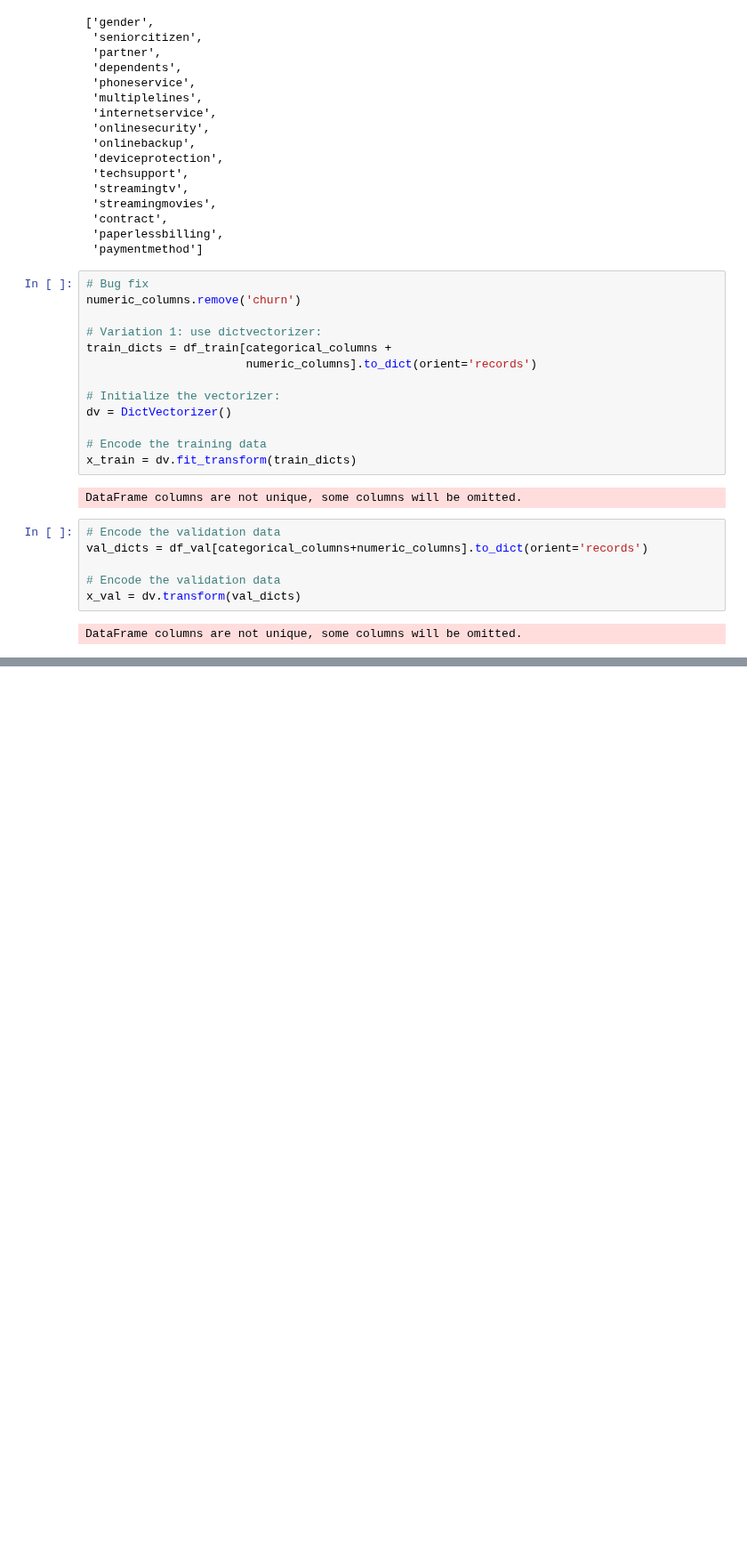
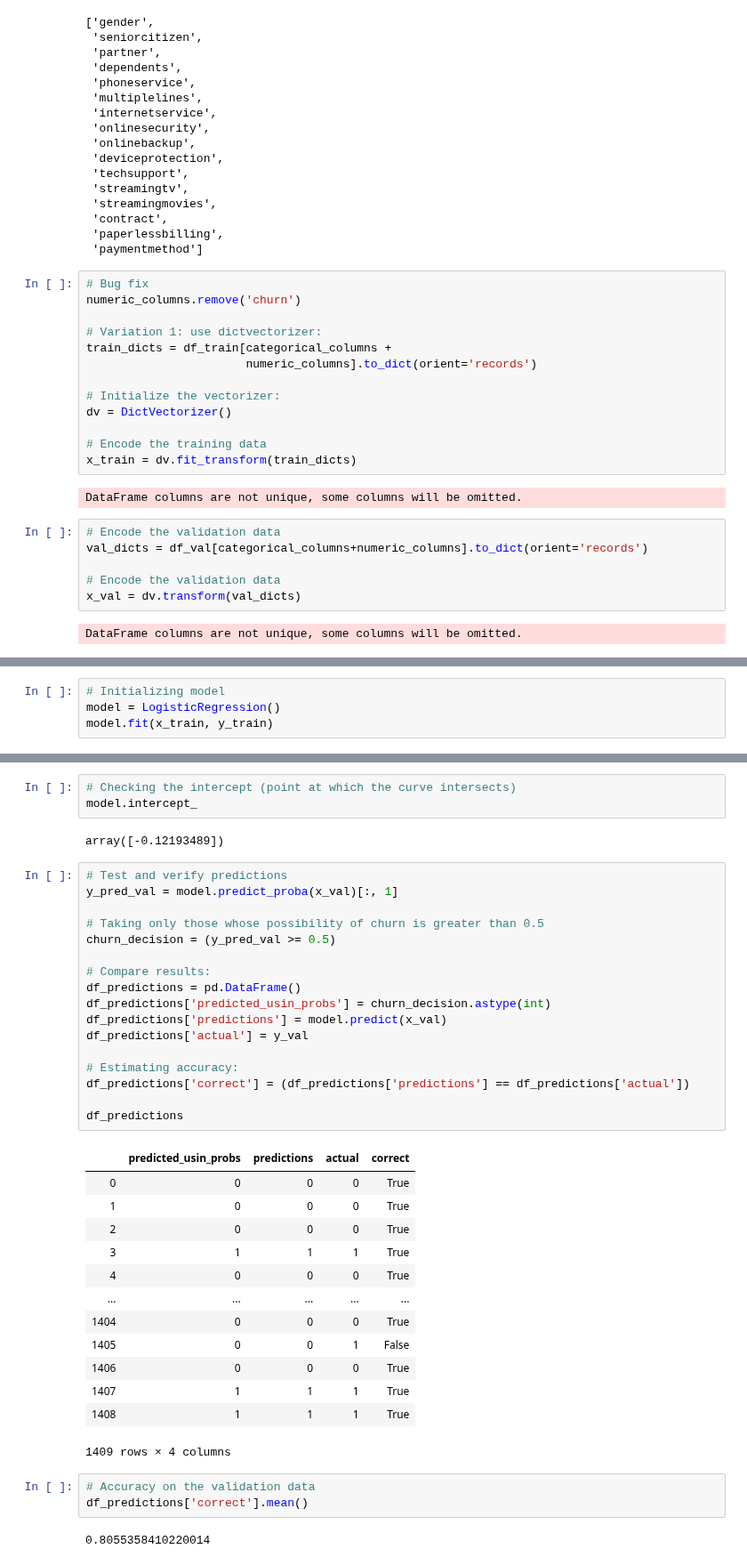
Before and after one commit to anjanavasudevan/DataTalks-ML-Course, a Jupyter notebook: Week3/excercise.ipynb, the cells around one changed output, grey strips where cells are left out. Shown at 89% size. Saved outputs shown, nothing was run; the diff lists cells and outputs as text; blank space fills up the shorter version.

Commit message:
Logistic Regression using scikit

```diff
--- a/Week3/excercise.ipynb
+++ b/Week3/excercise.ipynb
@@ -518,0 +528,4 @@ DataFrame columns are not unique, some columns will be omitted.
+# %%
+# Initializing model
+model = LogisticRegression()
+model.fit(x_train, y_train)
@@ -518,0 +539,41 @@ DataFrame columns are not unique, some columns will be omitted.
+# %%
+# Checking the intercept (point at which the curve intersects)
+model.intercept_
+# %% [output]
+array([-0.12193489])
+# %%
+# Test and verify predictions
+y_pred_val = model.predict_proba(x_val)[:, 1]
+
+# Taking only those whose possibility of churn is greater than 0.5
+churn_decision = (y_pred_val >= 0.5)
+
+# Compare results:
+df_predictions = pd.DataFrame()
+df_predictions['predicted_usin_probs'] = churn_decision.astype(int)
+df_predictions['predictions'] = model.predict(x_val)
+df_predictions['actual'] = y_val
+
+# Estimating accuracy:
+df_predictions['correct'] = (df_predictions['predictions'] == df_predictions['actual'])
+
+df_predictions
+# %% [output]
+|  | predicted_usin_probs | predictions | actual | correct |
+| 0 | 0 | 0 | 0 | True |
+| 1 | 0 | 0 | 0 | True |
+| 2 | 0 | 0 | 0 | True |
+| 3 | 1 | 1 | 1 | True |
+| 4 | 0 | 0 | 0 | True |
+| ... | ... | ... | ... | ... |
+| 1404 | 0 | 0 | 0 | True |
+| 1405 | 0 | 0 | 1 | False |
+| 1406 | 0 | 0 | 0 | True |
+| 1407 | 1 | 1 | 1 | True |
+| 1408 | 1 | 1 | 1 | True |
+1409 rows × 4 columns
+# %%
+# Accuracy on the validation data
+df_predictions['correct'].mean()
+# %% [output]
+0.8055358410220014
```
Also changed, not shown: parts of 4 cells of this notebook.
